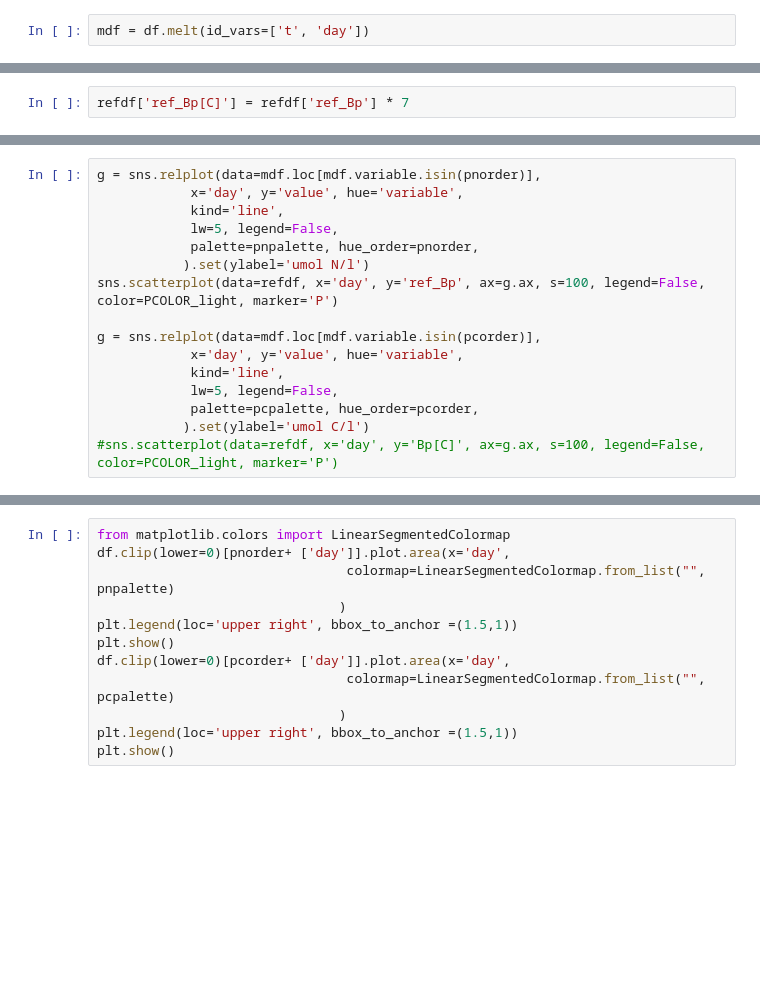
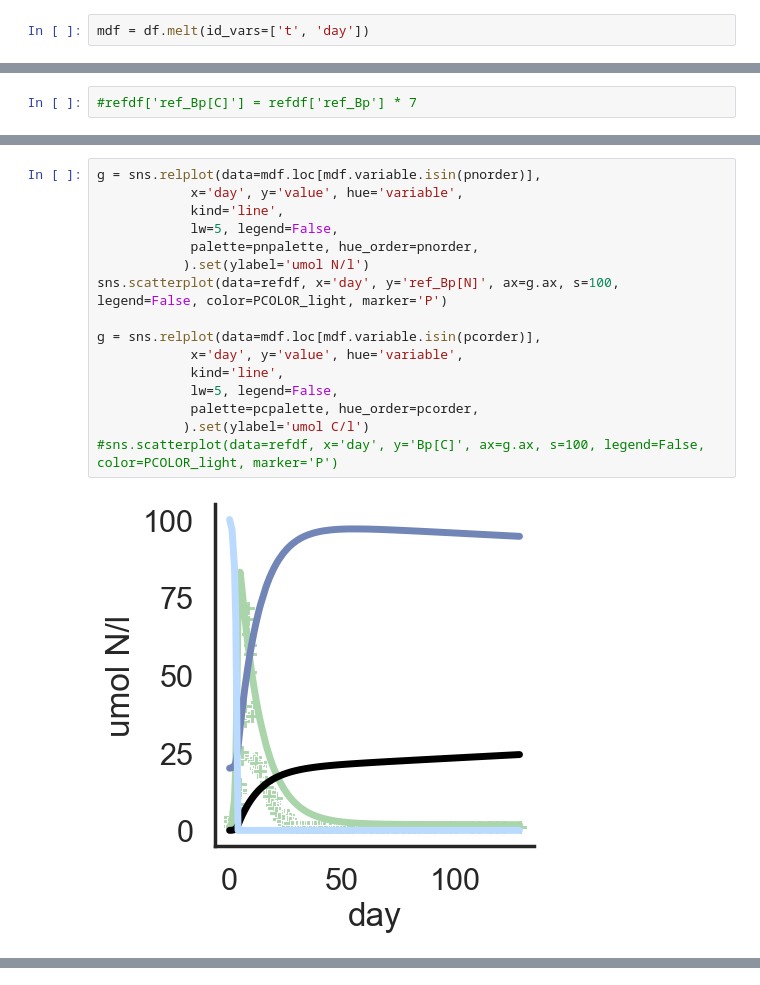
Before and after one commit to wosnat/recycle_model, a Jupyter notebook: STORE_model/model_store_ponly.ipynb, the cells around one changed output, grey strips where cells are left out. Saved outputs shown, nothing was run; the diff lists cells and outputs as text; blank space fills up the shorter version.

```diff
--- a/STORE_model/model_store_ponly.ipynb
+++ b/STORE_model/model_store_ponly.ipynb
@@ -189,2 +210,2 @@ ValueError: Could not interpret value `ref_Bp` for parameter `y`
 # %%
-refdf['ref_Bp[C]'] = refdf['ref_Bp'] * 7
+#refdf['ref_Bp[C]'] = refdf['ref_Bp'] * 7
@@ -219,16 +232,18 @@ df.min()
 # %%
 g = sns.relplot(data=mdf.loc[mdf.variable.isin(pnorder)],
             x='day', y='value', hue='variable',
             kind='line',
             lw=5, legend=False,
             palette=pnpalette, hue_order=pnorder,
            ).set(ylabel='umol N/l')
-sns.scatterplot(data=refdf, x='day', y='ref_Bp', ax=g.ax, s=100, legend=False, color=PCOLOR_light, marker='P')
+sns.scatterplot(data=refdf, x='day', y='ref_Bp[N]', ax=g.ax, s=100, legend=False, color=PCOLOR_light, marker='P')
 
 g = sns.relplot(data=mdf.loc[mdf.variable.isin(pcorder)],
             x='day', y='value', hue='variable',
             kind='line',
             lw=5, legend=False,
             palette=pcpalette, hue_order=pcorder,
            ).set(ylabel='umol C/l')
 #sns.scatterplot(data=refdf, x='day', y='Bp[C]', ax=g.ax, s=100, legend=False, color=PCOLOR_light, marker='P')
+# %% [output]
+[figure, added]
@@ -235,14 +251,2 @@ g = sns.relplot(data=mdf.loc[mdf.variable.isin(pcorder)],
-# %%
-from matplotlib.colors import LinearSegmentedColormap
-df.clip(lower=0)[pnorder+ ['day']].plot.area(x='day',
-                                colormap=LinearSegmentedColormap.from_list("", pnpalette)
-                               )
-plt.legend(loc='upper right', bbox_to_anchor =(1.5,1))
-plt.show()
-df.clip(lower=0)[pcorder+ ['day']].plot.area(x='day',
-                                colormap=LinearSegmentedColormap.from_list("", pcpalette)
-                               )
-plt.legend(loc='upper right', bbox_to_anchor =(1.5,1))
-plt.show()
 # %%
 len(param_vals)
```
Also changed, not shown: parts of 25 cells of this notebook, 1 other file.
